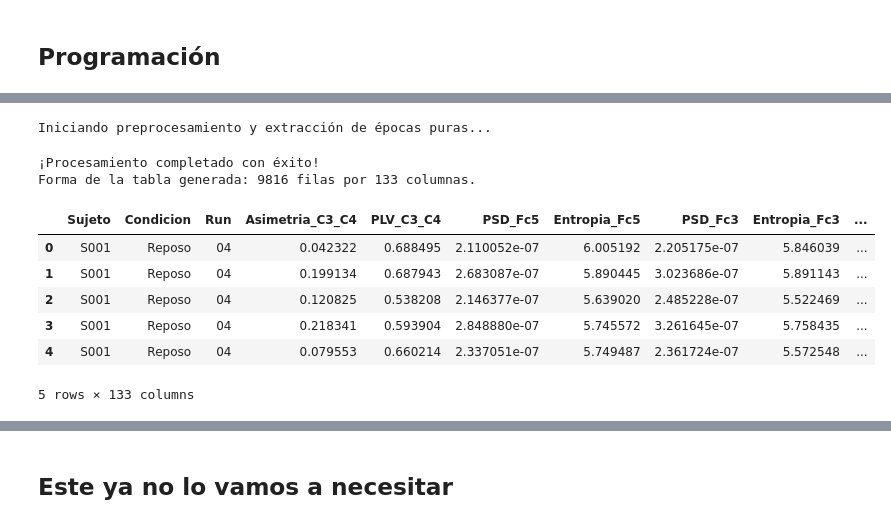
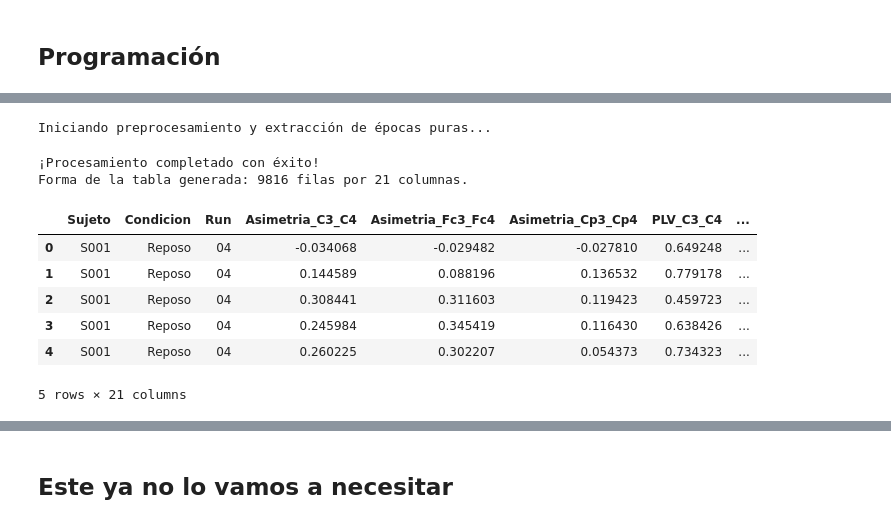
Before and after one commit to PaulaCCano/lab_Biosenales, a Jupyter notebook: proyecto_2.ipynb, the cells around one changed output, grey strips where cells are left out. Saved outputs shown, nothing was run; the diff lists cells and outputs as text; code cells hidden in the pictures.

```diff
--- a/proyecto_2.ipynb
+++ b/proyecto_2.ipynb
@@ -120,14 +160,12 @@ for i in range(1, 110):
             # Para guardar los nombres reales de los canales
             nombres_canales = [ch.replace('.', '') for ch in raw.ch_names]
 
-            # ---------------------------------------------------------
-            # NUEVO: Estandarizar frecuencia de muestreo a 160 Hz
-            # ---------------------------------------------------------
             if raw.info['sfreq'] != 160.0:
                 raw.resample(160.0, verbose=False)
 
             # 2. Filtro Pasabanda (Banda Mu y Beta)
             picks_eeg = mne.pick_types(raw.info, eeg=True, exclude='bads')
+            raw.apply_function(denoise_wavelet_channel, picks=picks_eeg, verbose=False) # Transformada de Wavelet
             raw.filter(8.5, 28.5, picks=picks_eeg, method='fir', fir_design='firwin', verbose=False)
 
             # 3. Segmentación (Epoching)
@@ -164,51 +202,83 @@ for i in range(1, 110):
                         pot_c3 = psd_por_canal[:, idx_c3]
                         pot_c4 = psd_por_canal[:, idx_c4]
                         asimetria_vector = (pot_c3 - pot_c4) / (pot_c3 + pot_c4) # Forma: (Num_Epocas,)
+                        # Asimetría Interhemisférica (Fc3 vs Fc4)
+                        idx_fc3 = 1
+                        idx_fc4 = 5
+                        pot_fc3 = psd_por_canal[:, 1]
+                        pot_fc4 = psd_por_canal[:, 5]
+                        asimetria_vector_fc = (pot_fc3 - pot_fc4) / (pot_fc3 + pot_fc4) # Forma: (Num_Epocas,)
+                        # Asimetría Interhemisférica (Cp3 vs Cp4)
+                        idx_cp3 = 15
+                        idx_cp4 = 19
+                        pot_cp3 = psd_por_canal[:, 15]
+                        pot_cp4 = psd_por_canal[:, 19]
+                        asimetria_vector_cp = (pot_cp3 - pot_cp4) / (pot_cp3 + pot_cp4) # Forma: (Num_Epocas,)
 
                         # 4. Sincronización Funcional / PLV (Phase-Locking Value usando Transformada de Hilbert)
                         fase_c3 = np.angle(hilbert(data_bloque[:, idx_c3, :], axis=-1))
                         fase_c4 = np.angle(hilbert(data_bloque[:, idx_c4, :], axis=-1))
                         plv_vector = np.abs(np.mean(np.exp(1j * (fase_c3 - fase_c4)), axis=-1)) # Forma: (Num_Epocas,)
+
+                        fase_fc3 = np.angle(hilbert(data_bloque[:, idx_fc3, :], axis=-1))
+                        fase_fc4 = np.angle(hilbert(data_bloque[:, idx_fc4, :], axis=-1))
+                        plv_vector_fc = np.abs(np.mean(np.exp(1j * (fase_fc3 - fase_fc4)), axis=-1)) # Forma: (Num_Epocas,)
+
+                        fase_cp3 = np.angle(hilbert(data_bloque[:, idx_cp3, :], axis=-1))
+                        fase_cp4 = np.angle(hilbert(data_bloque[:, idx_cp4, :], axis=-1))
+                        plv_vector_cp = np.abs(np.mean(np.exp(1j * (fase_cp3 - fase_cp4)), axis=-1)) # Forma: (Num_Epocas,)
 
                         # E. ORGANIZACIÓN EN FILAS PARA EL DATAFRAME
                         # Para cada época detectada en este archivo, registramos sus métricas individuales
                         for i in range(len(data_bloque)):
                             nueva_fila = {
                                 "Sujeto": subject,
                                 "Condicion": nombre_condicion,
                                 "Run": run,
                                 "Asimetria_C3_C4": asimetria_vector[i],
+                                "Asimetria_Fc3_Fc4": asimetria_vector_fc[i],
+                                "Asimetria_Cp3_Cp4": asimetria_vector_cp[i],
                                 "PLV_C3_C4": plv_vector[i],
-                                # "Potencia_Media_C3": psd_media_por_canal[i, idx_c3],
-                                # "Potencia_Media_C4": psd_media_por_canal[i, idx_c4],
-                                # "Entropia_C3": entropia_por_canal[i, idx_c3],
-                                # "Entropia_C4": entropia_por_canal[i, idx_c4]
+                                "PLV_Fc3_Fc4": plv_vector_fc[i],
+                                "PLV_Cp3_Cp4": plv_vector_cp[i],
+                                "PSD_C3": psd_por_canal[i, idx_c3],
+                                "PSD_C4": psd_por_canal[i, idx_c4],
+                                "PSD_Fc3": psd_por_canal[i, idx_fc3],
+                                "PSD_Fc4": psd_por_canal[i, idx_fc4],
+                                "PSD_Cp3": psd_por_canal[i, idx_cp3],
+                                "PSD_Cp4": psd_por_canal[i, idx_cp4],
+                                "Entropia_C3": entropia_por_canal[i, idx_c3],
+                                "Entropia_C4": entropia_por_canal[i, idx_c4],
+                                "Entropia_Fc3": entropia_por_canal[i, idx_fc3],
+                                "Entropia_Fc4": entropia_por_canal[i, idx_fc4],
+                                "Entropia_Cp3": entropia_por_canal[i, idx_cp3],
+                                "Entropia_Cp4": entropia_por_canal[i, idx_cp4]
                             }
                             # Agregamos la PSD y Entropía de CADA uno de los 64 canales dinámicamente
-                            for idx_ch, ch_name in enumerate(nombres_canales):
-                                nueva_fila[f"PSD_{ch_name}"] = psd_por_canal[i, idx_ch]
-                                nueva_fila[f"Entropia_{ch_name}"] = entropia_por_canal[i, idx_ch]
+                            # for idx_ch, ch_name in enumerate(nombres_canales):
+                            #     nueva_fila[f"PSD_{ch_name}"] = psd_por_canal[i, idx_ch]
+                            #     nueva_fila[f"Entropia_{ch_name}"] = entropia_por_canal[i, idx_ch]
 
                             filas_data_frame.append(nueva_fila)
 
         except Exception as e:
             print(f"Error procesando {subject} - Run {run}: {e}")
 
-# 2. CREACIÓN DEL DATAFRAME CONSOLIDADO
+# CREACIÓN DEL DATAFRAME CONSOLIDADO
 df_bci = pd.DataFrame(filas_data_frame)
 print(f"\n¡Procesamiento completado con éxito!")
 print(f"Forma de la tabla generada: {df_bci.shape[0]} filas por {df_bci.shape[1]} columnas.\n")
 
 # Mostrar una vista previa de la tabla (las primeras 5 filas)
 df_bci.head()
 # %% [output]
 Iniciando preprocesamiento y extracción de épocas puras...
 ¡Procesamiento completado con éxito!
-Forma de la tabla generada: 9816 filas por 133 columnas.
+Forma de la tabla generada: 9816 filas por 21 columnas.
-|  | Sujeto | Condicion | Run | Asimetria_C3_C4 | PLV_C3_C4 | PSD_Fc5 | Entropia_Fc5 | PSD_Fc3 | Entropia_Fc3 | ... |
-| 0 | S001 | Reposo | 04 | 0.042322 | 0.688495 | 2.110052e-07 | 6.005192 | 2.205175e-07 | 5.846039 | ... |
-| 1 | S001 | Reposo | 04 | 0.199134 | 0.687943 | 2.683087e-07 | 5.890445 | 3.023686e-07 | 5.891143 | ... |
-| 2 | S001 | Reposo | 04 | 0.120825 | 0.538208 | 2.146377e-07 | 5.639020 | 2.485228e-07 | 5.522469 | ... |
-| 3 | S001 | Reposo | 04 | 0.218341 | 0.593904 | 2.848880e-07 | 5.745572 | 3.261645e-07 | 5.758435 | ... |
-| 4 | S001 | Reposo | 04 | 0.079553 | 0.660214 | 2.337051e-07 | 5.749487 | 2.361724e-07 | 5.572548 | ... |
+|  | Sujeto | Condicion | Run | Asimetria_C3_C4 | Asimetria_Fc3_Fc4 | Asimetria_Cp3_Cp4 | PLV_C3_C4 | ... |
+| 0 | S001 | Reposo | 04 | -0.034068 | -0.029482 | -0.027810 | 0.649248 | ... |
+| 1 | S001 | Reposo | 04 | 0.144589 | 0.088196 | 0.136532 | 0.779178 | ... |
+| 2 | S001 | Reposo | 04 | 0.308441 | 0.311603 | 0.119423 | 0.459723 | ... |
+| 3 | S001 | Reposo | 04 | 0.245984 | 0.345419 | 0.116430 | 0.638426 | ... |
+| 4 | S001 | Reposo | 04 | 0.260225 | 0.302207 | 0.054373 | 0.734323 | ... |
-5 rows × 133 columns
+5 rows × 21 columns
```
Also changed, not shown: parts of 20 cells of this notebook.
